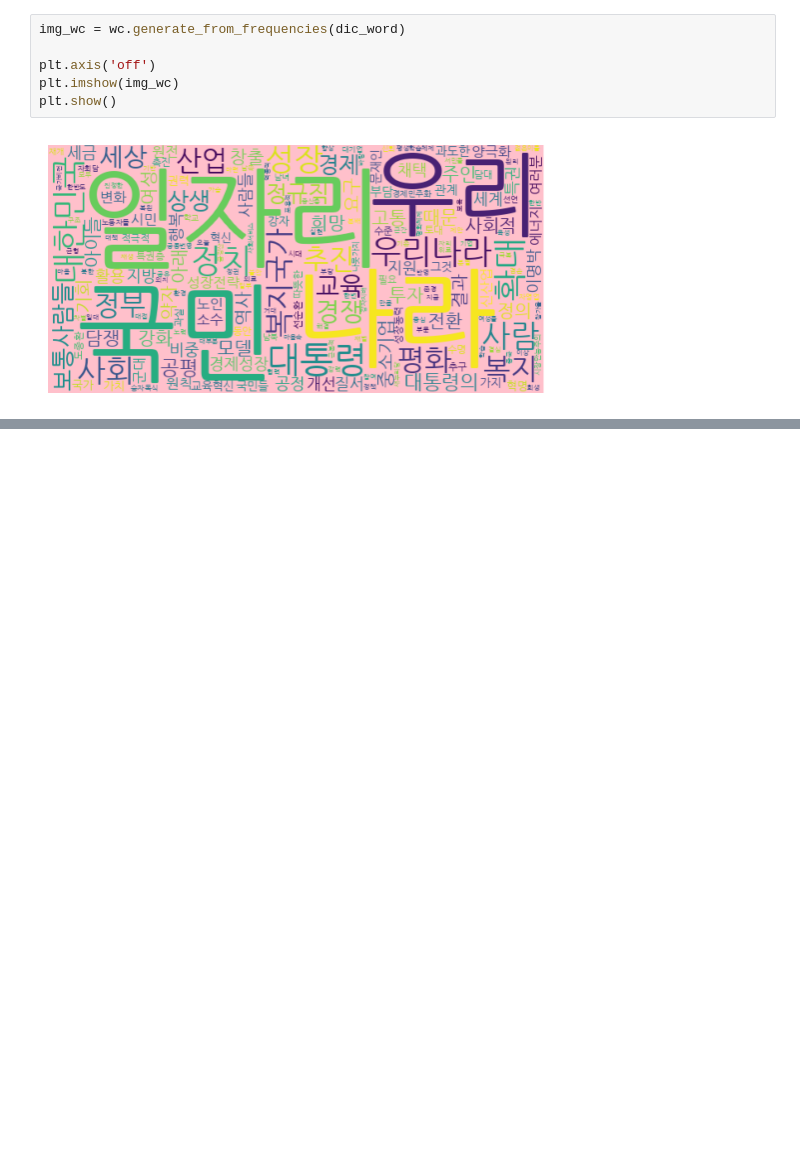
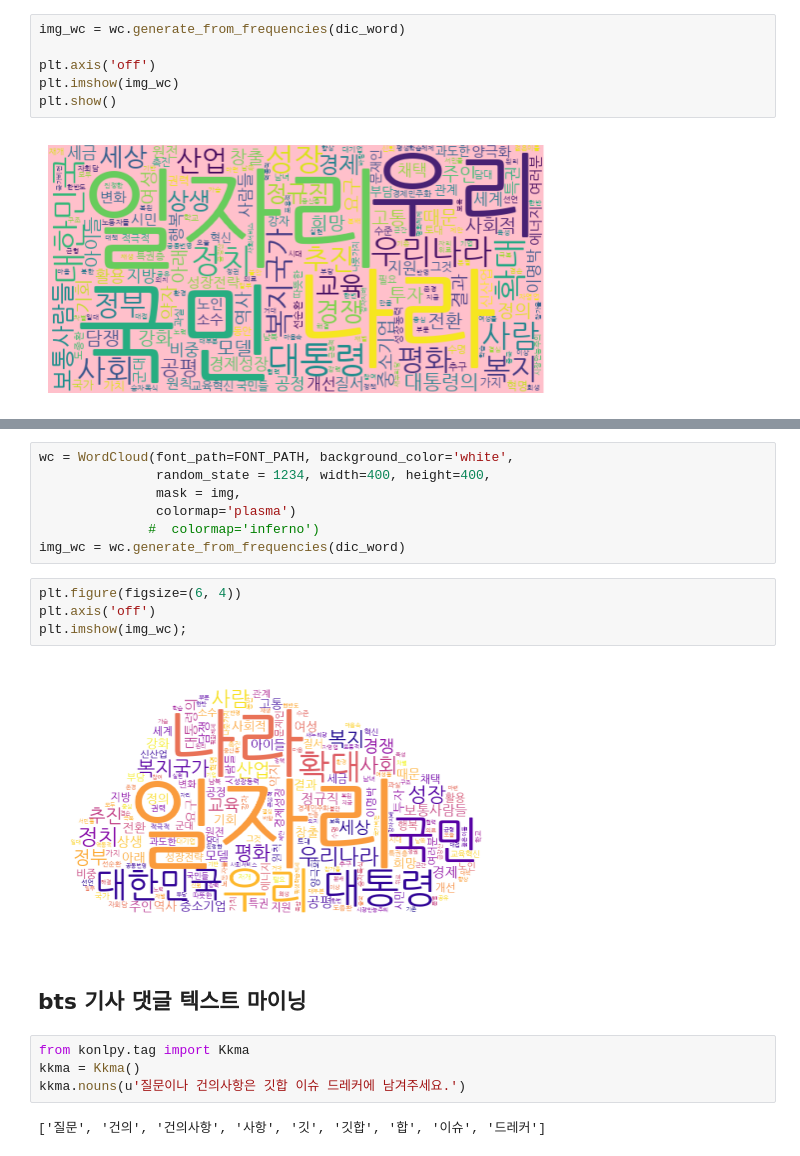
Before and after one commit to hyemin0408/2025-1-myclass-BDA, a Jupyter notebook: inclass/12w_B_wed_0528_easy_ch10.ipynb, the cells around one changed output, grey strips where cells are left out. Drawn from its saved outputs; the diff is of its cells as text; blank space fills up the shorter version.

```diff
--- a/inclass/12w_B_wed_0528_easy_ch10.ipynb
+++ b/inclass/12w_B_wed_0528_easy_ch10.ipynb
@@ -459,0 +471,21 @@ plt.show()
+# %%
+wc = WordCloud(font_path=FONT_PATH, background_color='white',
+               random_state = 1234, width=400, height=400,
+               mask = img,
+               colormap='plasma')
+              #  colormap='inferno')
+img_wc = wc.generate_from_frequencies(dic_word)
+# %%
+plt.figure(figsize=(6, 4))
+plt.axis('off')
+plt.imshow(img_wc);
+# %% [output]
+[figure, added]
+# %% [markdown]
+## bts 기사 댓글 텍스트 마이닝
+# %%
+from konlpy.tag import Kkma
+kkma = Kkma()
+kkma.nouns(u'질문이나 건의사항은 깃합 이슈 드레커에 남겨주세요.')
+# %% [output]
+['질문', '건의', '건의사항', '사항', '깃', '깃합', '합', '이슈', '드레커']
```
Also changed, not shown: parts of 14 cells of this notebook.
